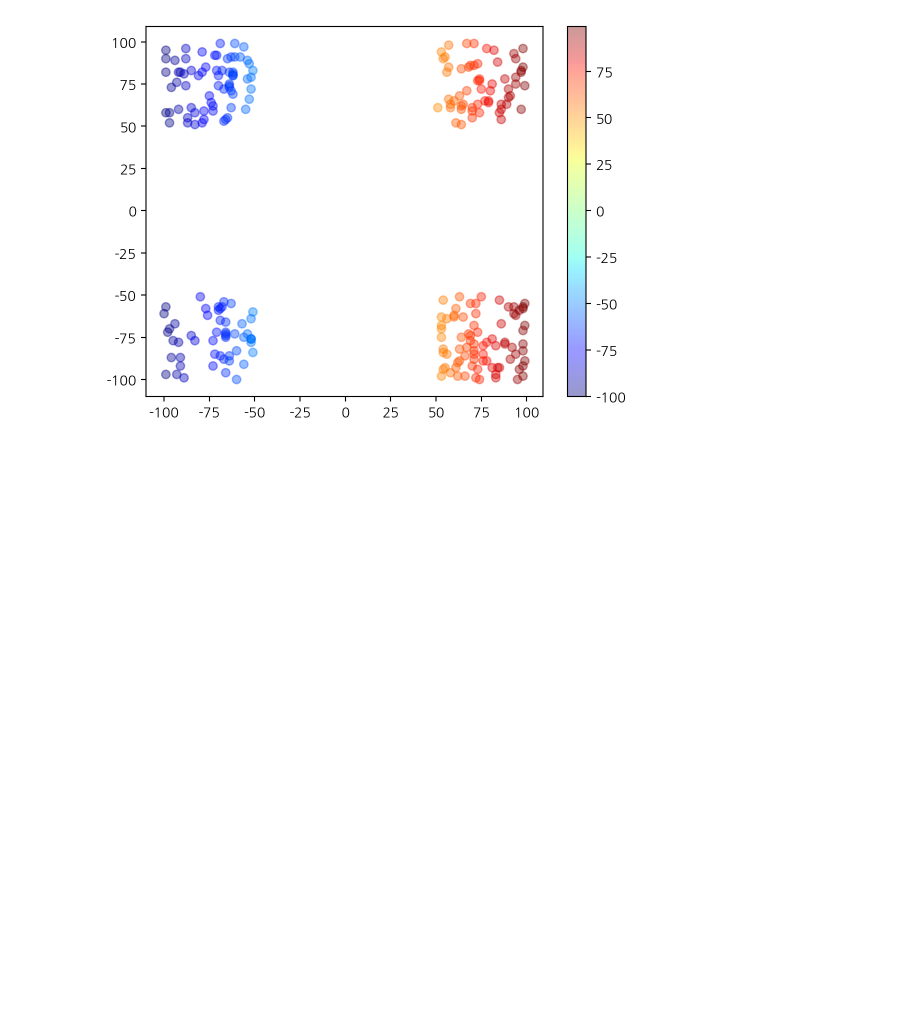
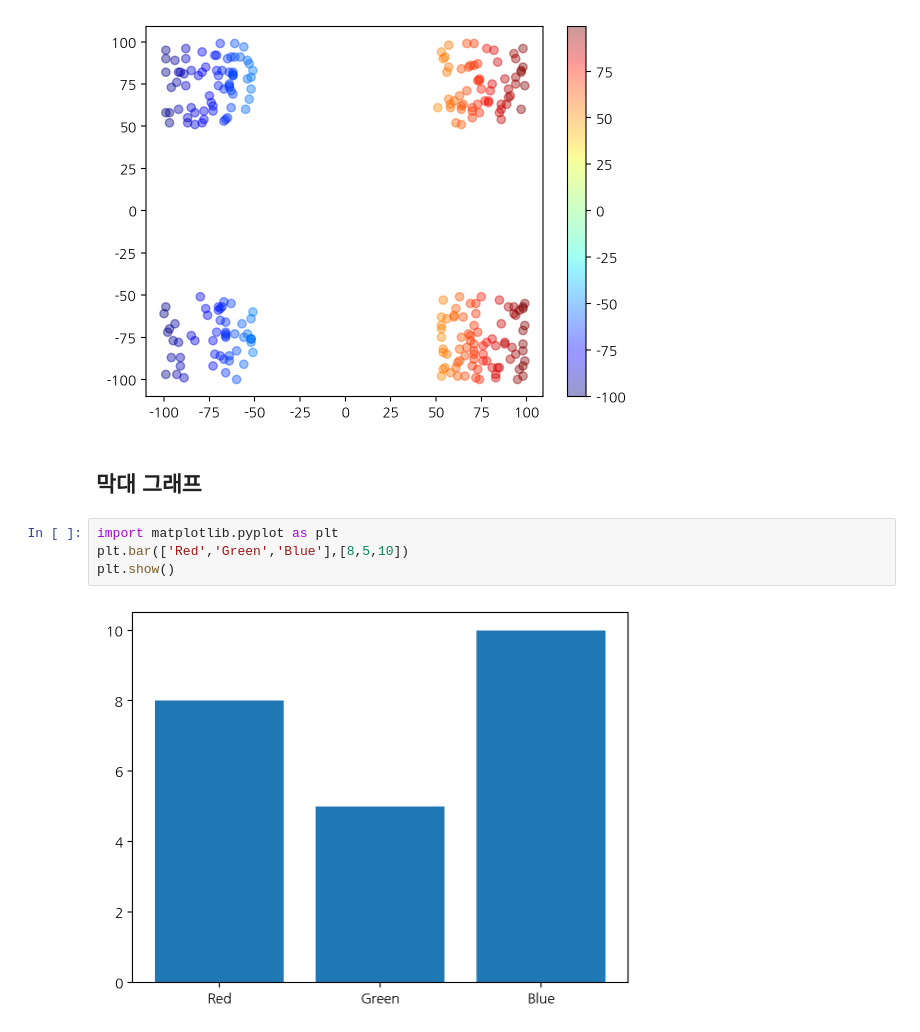
Before and after one commit to yesung05/2024-intro-DA-code, a Jupyter notebook: w07_matplotlib_intro.ipynb, the cells around one changed output. Saved outputs shown, nothing was run; the diff lists cells and outputs as text; blank space fills up the shorter version.

```diff
--- a/w07_matplotlib_intro.ipynb
+++ b/w07_matplotlib_intro.ipynb
@@ -155,3 +155,11 @@ plt.colorbar()
 plt.show()
 # %% [output]
 [figure]
+# %% [markdown]
+## 막대 그래프
+# %%
+import matplotlib.pyplot as plt
+plt.bar(['Red','Green','Blue'],[8,5,10])
+plt.show()
+# %% [output]
+[figure, added]
```
Also changed, not shown: parts of 10 cells of this notebook.
